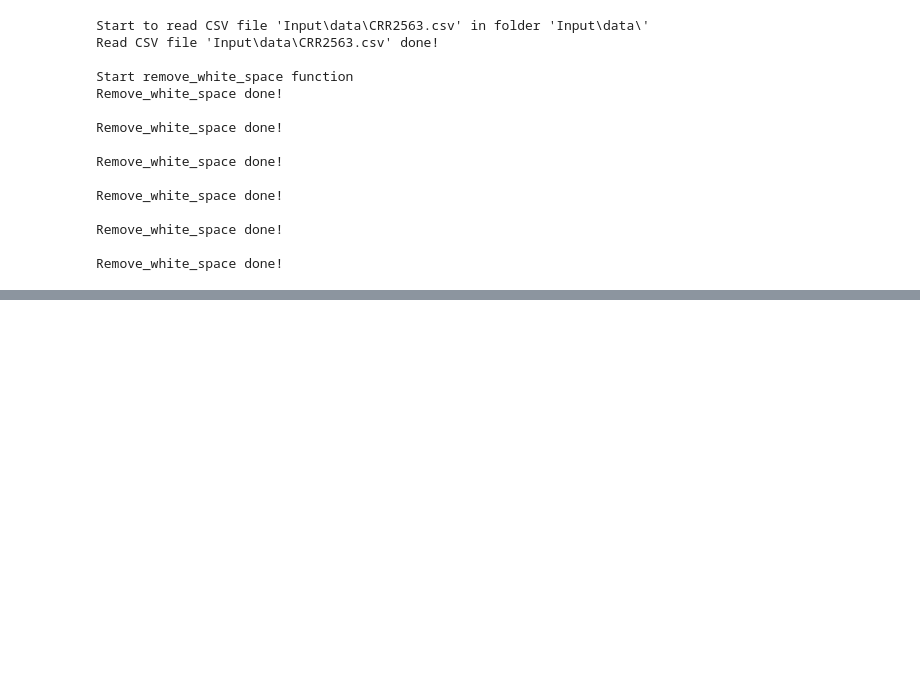
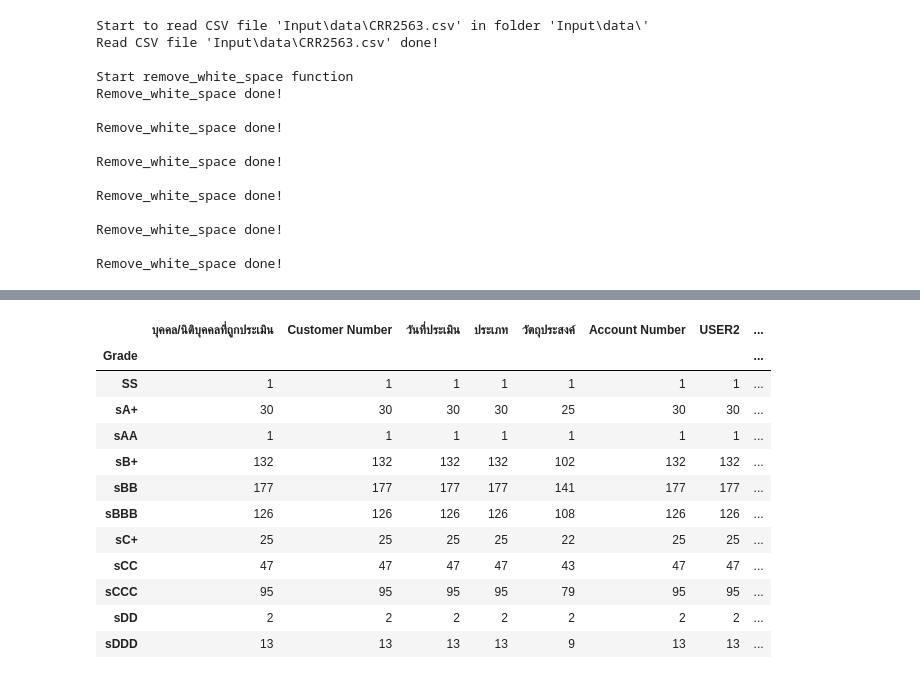
Before and after one commit to Taecpy/CRR-validate, a Jupyter notebook: CRR_validate.ipynb, the cells around one changed output, grey strips where cells are left out. Cells and saved outputs as stored; diff of their text form; code cells hidden in the pictures; blank space fills up the shorter version.

```diff
--- a/CRR_validate.ipynb
+++ b/CRR_validate.ipynb
@@ -96,0 +184,16 @@ a[~a['Customer Number'].str.contains(r'[0-9]')]
+# %%
+df_sCRR.groupby(['Grade']).count()
+# %% [output]
+|  | บุคคล/นิติบุคคลที่ถูกประเมิน | Customer Number | วันที่ประเมิน | ประเภท | วัตถุประสงค์ | Account Number | USER2 | ... |
+| Grade |  |  |  |  |  |  |  | ... |
+| SS | 1 | 1 | 1 | 1 | 1 | 1 | 1 | ... |
+| sA+ | 30 | 30 | 30 | 30 | 25 | 30 | 30 | ... |
+| sAA | 1 | 1 | 1 | 1 | 1 | 1 | 1 | ... |
+| sB+ | 132 | 132 | 132 | 132 | 102 | 132 | 132 | ... |
+| sBB | 177 | 177 | 177 | 177 | 141 | 177 | 177 | ... |
+| sBBB | 126 | 126 | 126 | 126 | 108 | 126 | 126 | ... |
+| sC+ | 25 | 25 | 25 | 25 | 22 | 25 | 25 | ... |
+| sCC | 47 | 47 | 47 | 47 | 43 | 47 | 47 | ... |
+| sCCC | 95 | 95 | 95 | 95 | 79 | 95 | 95 | ... |
+| sDD | 2 | 2 | 2 | 2 | 2 | 2 | 2 | ... |
+| sDDD | 13 | 13 | 13 | 13 | 9 | 13 | 13 | ... |
```
Also changed, not shown: parts of 22 cells of this notebook.
